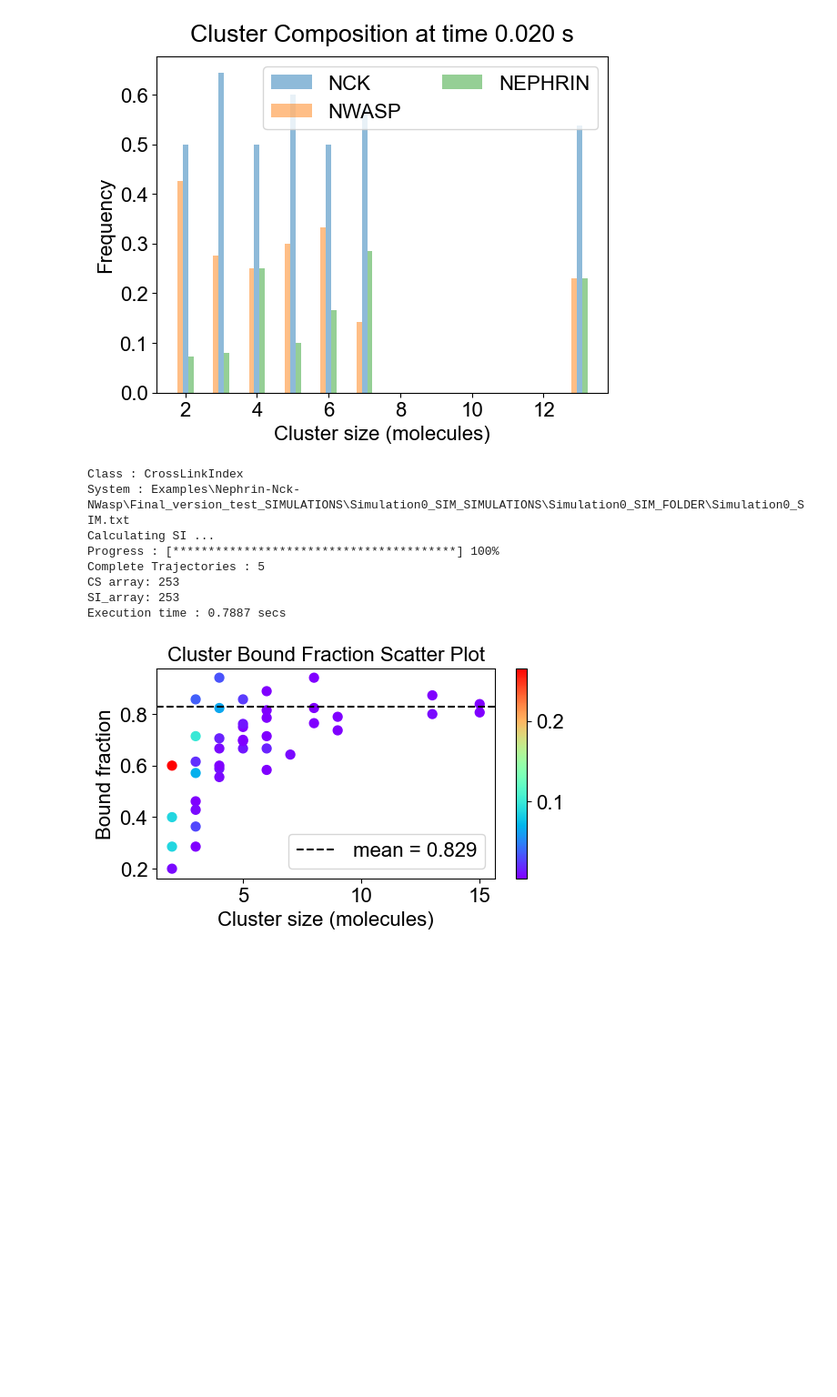
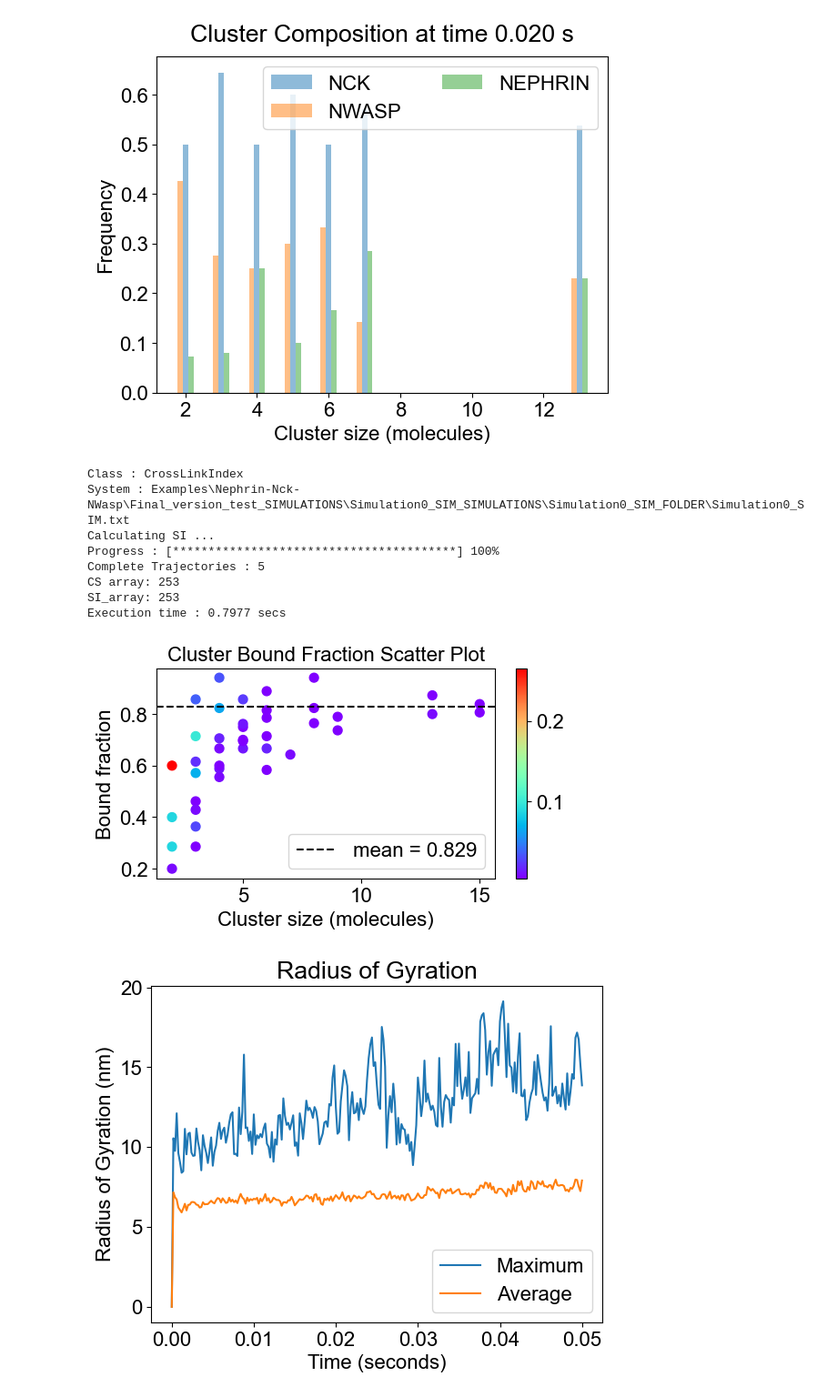
Before and after one commit to MolClustPy/SpringSaLaD-Python-Viz, a Jupyter notebook: demo.ipynb, the cells around one changed output. Shown at 91% size. Drawn from its saved outputs; the diff is of its cells as text; code cells hidden in the pictures; blank space fills up the shorter version.

Commit message:
Cluster Time Courses

```diff
--- a/demo.ipynb
+++ b/demo.ipynb
@@ -162,7 +162,7 @@ Cluster_comp.plot(search_directory, 0.02)
 # %% [output]
 [figure]
 # %%
-Scatter_plot.plot(search_directory, [0.01, 0.015, 0.02, 0.025, 0.03])
+Bound_fraction.plot(search_directory, [0.01, 0.015, 0.02, 0.025, 0.03])
 # %% [output]
 Class : CrossLinkIndex
 System : Examples\Nephrin-Nck-NWasp\Final_version_test_SIMULATIONS\Simulation0_SIM_SIMULATIONS\Simulation0_SIM_FOLDER\Simulation0_SIM.txt
@@ -171,5 +171,12 @@ Progress : [****************************************] 100%
 Complete Trajectories : 5
 CS array: 253
 SI_array: 253
-Execution time : 0.7887 secs
+Execution time : 0.7977 secs
 [figure]
+# %%
+#data_selection options are 'rg' (cluster radius of gyration), 'cs' (cluster size or number of molecules in a cluster), and 'sd' (maximum site distance from com in a cluster)
+#indicies selects maximuim (0), average (1), or both in the plot below. It's both by default
+#Warning: computationally intensive for larger simulations
+Spatial_Analysis.time_course(search_directory, data_selection='rg', indicies=[0,1], size_threshold=1)
+# %% [output]
+[figure, added]
```
Also changed, not shown: parts of 4 cells of this notebook, 10 other files.
